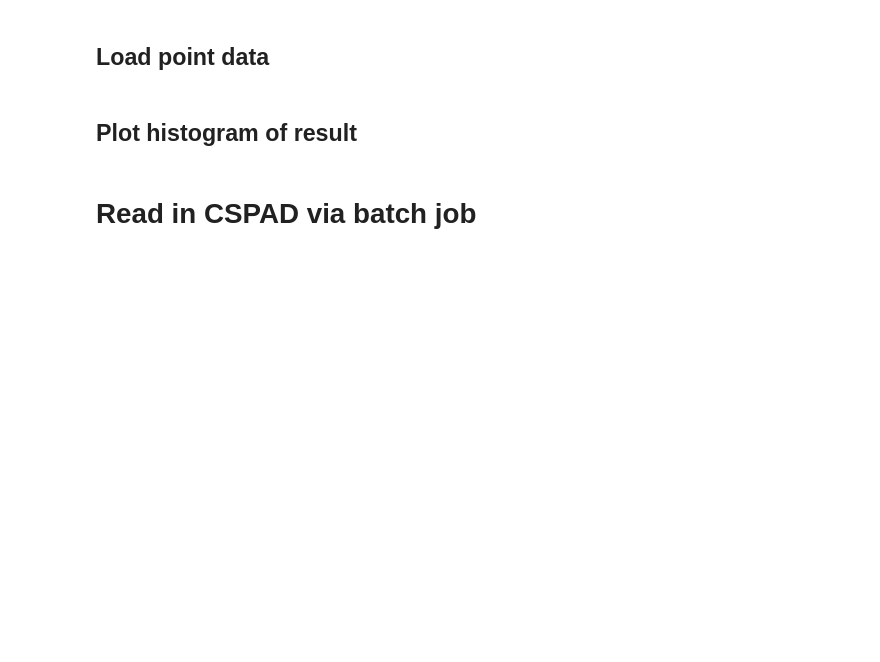
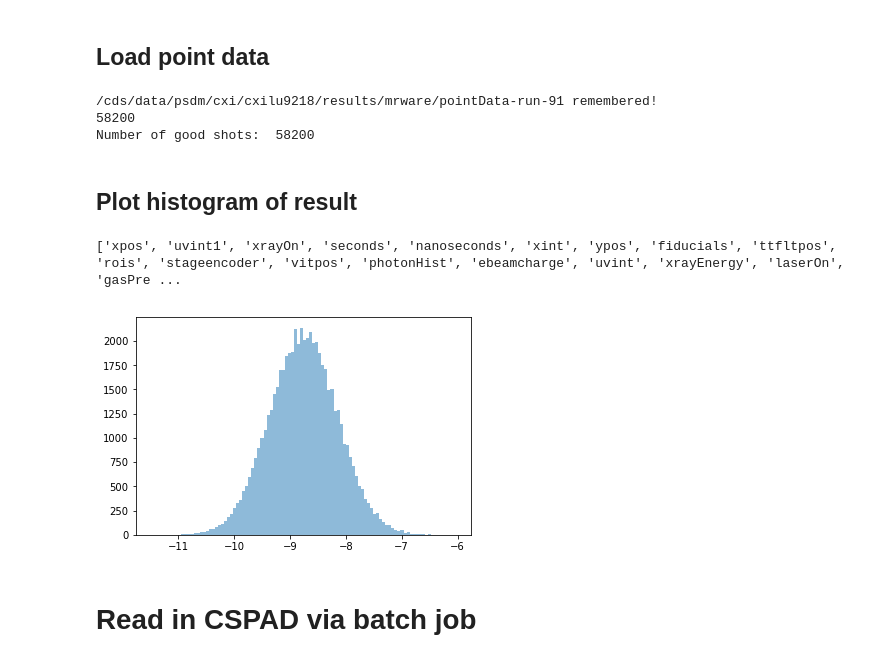
Before and after one commit to igabalski/Analysis-Tutorials, a Jupyter notebook: Template-Notebooks/CSPADGrabber.ipynb, the cells around one changed output. Saved outputs shown, nothing was run; the diff lists cells and outputs as text; code cells hidden in the pictures; blank space fills up the shorter version.

Commit message:
Process frames using Matt's point data

```diff
--- a/Template-Notebooks/CSPADGrabber.ipynb
+++ b/Template-Notebooks/CSPADGrabber.ipynb
@@ -3,7 +3,7 @@
 # %%
 # Specify the experiment for analysis
 experiment='cxilu9218'
-runNumber = 18
+runNumber = 91
 
 # Set the installation and output path
 import os
@@ -49,10 +50,42 @@ pointData = load_obj( os.environ['RESULTSPATH']+'/pointData-run-%d' % runNumber
+# %%
+# pointData = load_obj( os.environ['RESULTSPATH']+'/pointData-run-%d' % runNumber )
+pointData = load_obj('/cds/data/psdm/cxi/cxilu9218/results/mrware/pointData-run-%d' % runNumber)
+
+def dropEmpty(pointData):
+
+    filledBin = (pointData['seconds'] > 0)
+
+    for key in pointData.keys():
+        pointData[key]=pointData[key][filledBin]
+
+    return pointData
+
+def dropNaN(pointData):
+    goodBin = np.ones(pointData['seconds'].shape, dtype=bool)
+    for key in pointData.keys():
+        if not pointData[key].dtype==np.dtype(object) and pointData[key].shape==pointData['seconds'].shape:
+            goodBin = goodBin & ~np.isnan(pointData[key])
+    for key in pointData.keys():
+        pointData[key]=pointData[key][goodBin]
+    return pointData
+print len(pointData['seconds'])
+pointData_masked = dropNaN(dropEmpty(pointData))
+print 'Number of good shots: ', len(pointData_masked['seconds'])
+# %% [output]
+/cds/data/psdm/cxi/cxilu9218/results/mrware/pointData-run-91 remembered!
+58200
+Number of good shots:  58200
 # %% [markdown]
 ## Plot histogram of result
 # %%
 detArrays = pointData
+print detArrays.keys()
 
 fig2, ax2 = plt.subplots(1, 1)
-ax2.hist(detArrays['xrayEnergy'], bins=100,normed=False, alpha=0.5);
+ax2.hist(detArrays['uvint1'], bins=100,normed=False, alpha=0.5);
+# %% [output]
+['xpos', 'uvint1', 'xrayOn', 'seconds', 'nanoseconds', 'xint', 'ypos', 'fiducials', 'ttfltpos', 'rois', 'stageencoder', 'vitpos', 'photonHist', 'ebeamcharge', 'uvint', 'xrayEnergy', 'laserOn', 'gasPre ...
+[figure, added]
 # %% [markdown]
 # Read in CSPAD via batch job
 # %% [markdown]
```
Also changed, not shown: parts of 13 cells of this notebook.
